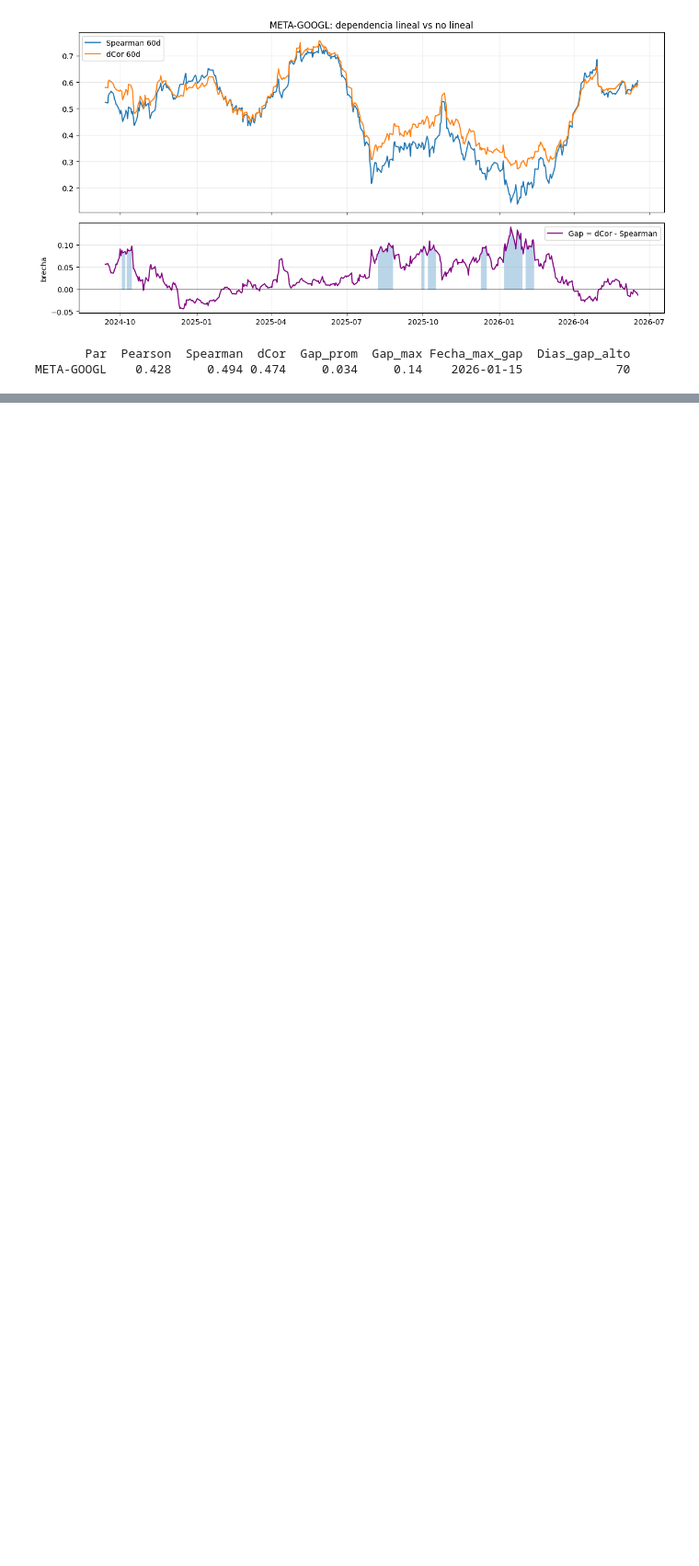
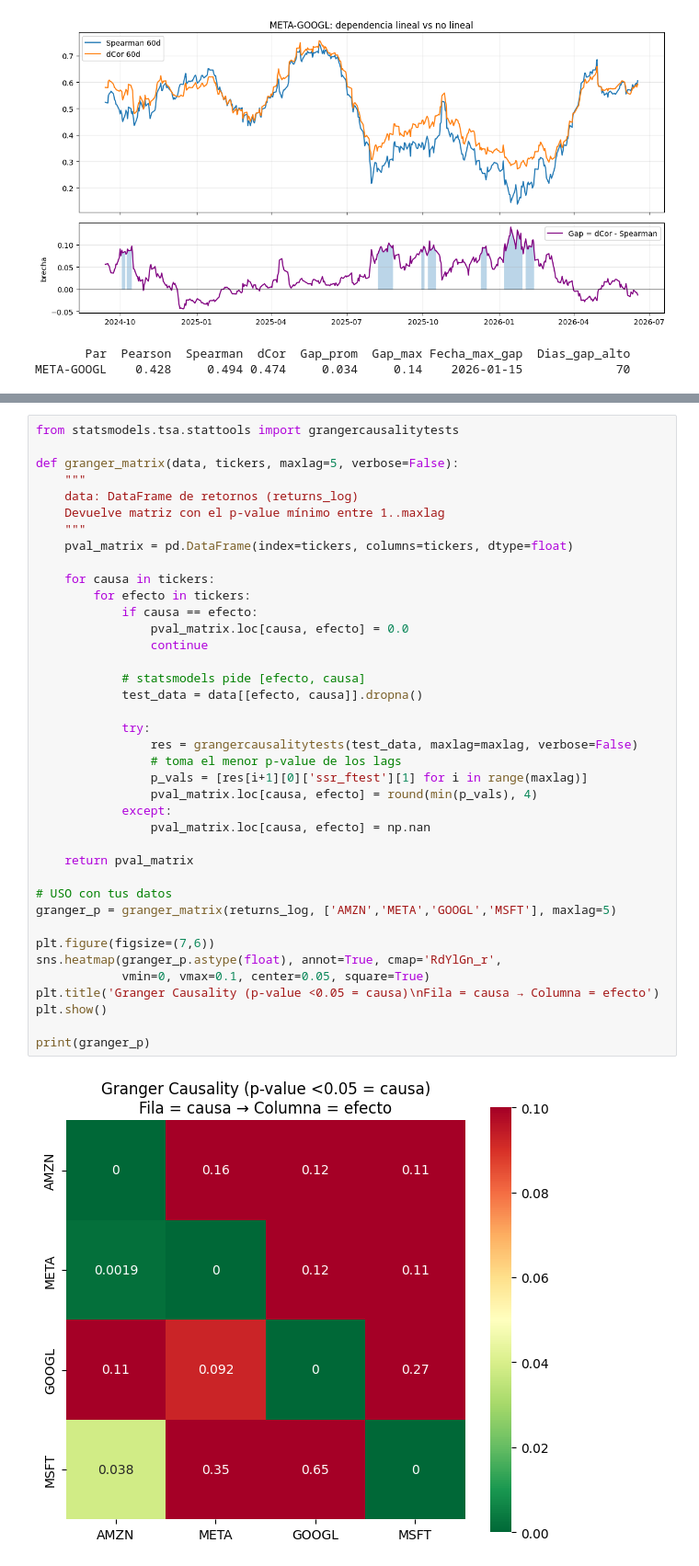
Before and after one commit to Saul-Ochoa/-Forecast-Time-Series-Repository, a Jupyter notebook: Relaciones entre los 7 Magníficos/Relaciones_stocks.ipynb, the cells around one changed output, grey strips where cells are left out. Shown at 92% size. Cells and saved outputs as stored; diff of their text form; blank space fills up the shorter version.

```diff
--- a/Relaciones entre los 7 Magníficos/Relaciones_stocks.ipynb
+++ b/Relaciones entre los 7 Magníficos/Relaciones_stocks.ipynb
@@ -741,0 +974,41 @@ META-GOOGL    0.428     0.494 0.474     0.034     0.14    2026-01-15
+# %%
+from statsmodels.tsa.stattools import grangercausalitytests
+
+def granger_matrix(data, tickers, maxlag=5, verbose=False):
+    """
+    data: DataFrame de retornos (returns_log)
+    Devuelve matriz con el p-value mínimo entre 1..maxlag
+    """
+    pval_matrix = pd.DataFrame(index=tickers, columns=tickers, dtype=float)
+
+    for causa in tickers:
+        for efecto in tickers:
+            if causa == efecto:
+                pval_matrix.loc[causa, efecto] = 0.0
+                continue
+
+            # statsmodels pide [efecto, causa]
+            test_data = data[[efecto, causa]].dropna()
+
+            try:
+                res = grangercausalitytests(test_data, maxlag=maxlag, verbose=False)
+                # toma el menor p-value de los lags
+                p_vals = [res[i+1][0]['ssr_ftest'][1] for i in range(maxlag)]
+                pval_matrix.loc[causa, efecto] = round(min(p_vals), 4)
+            except:
+                pval_matrix.loc[causa, efecto] = np.nan
+
+    return pval_matrix
+
+# USO con tus datos
+granger_p = granger_matrix(returns_log, ['AMZN','META','GOOGL','MSFT'], maxlag=5)
+
+plt.figure(figsize=(7,6))
+sns.heatmap(granger_p.astype(float), annot=True, cmap='RdYlGn_r',
+            vmin=0, vmax=0.1, center=0.05, square=True)
+plt.title('Granger Causality (p-value <0.05 = causa)\nFila = causa → Columna = efecto')
+plt.show()
+
+print(granger_p)
+# %% [output]
+[figure, added]
```
Also changed, not shown: parts of 13 cells of this notebook.
